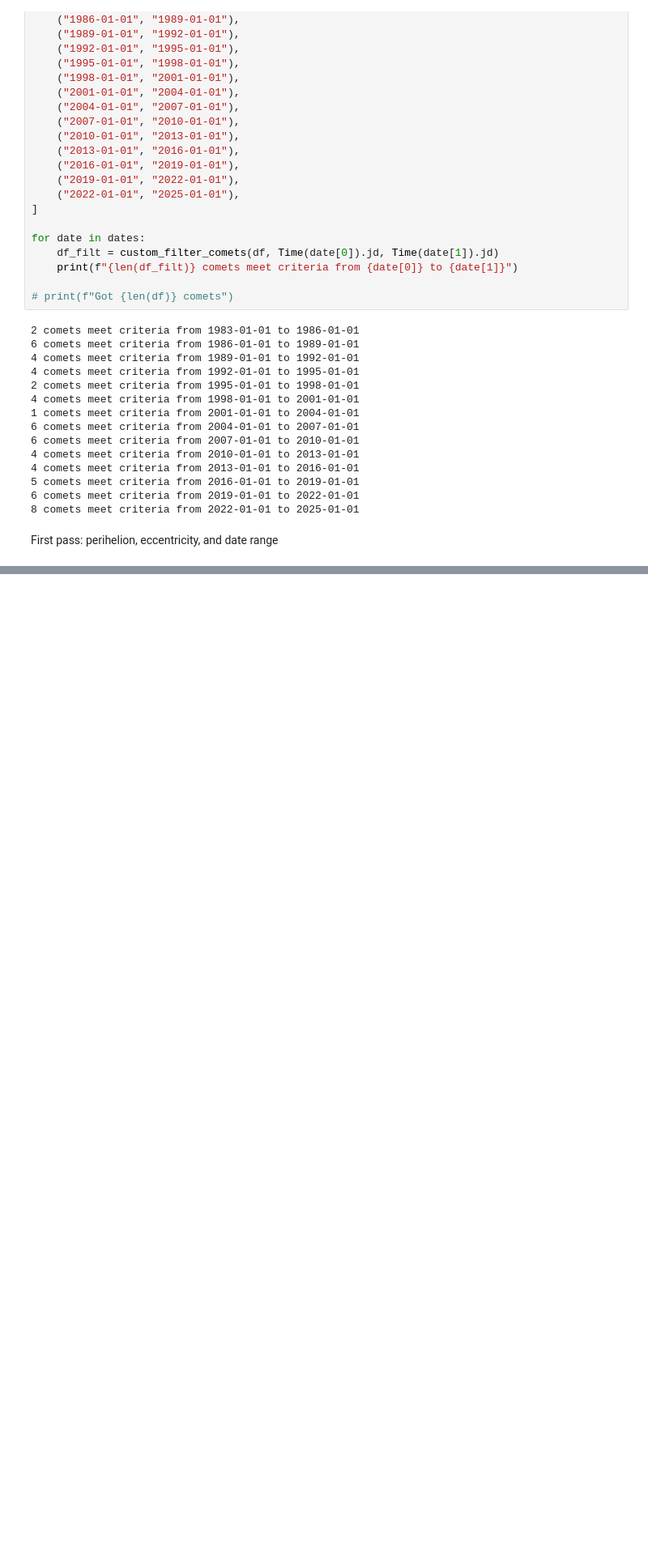
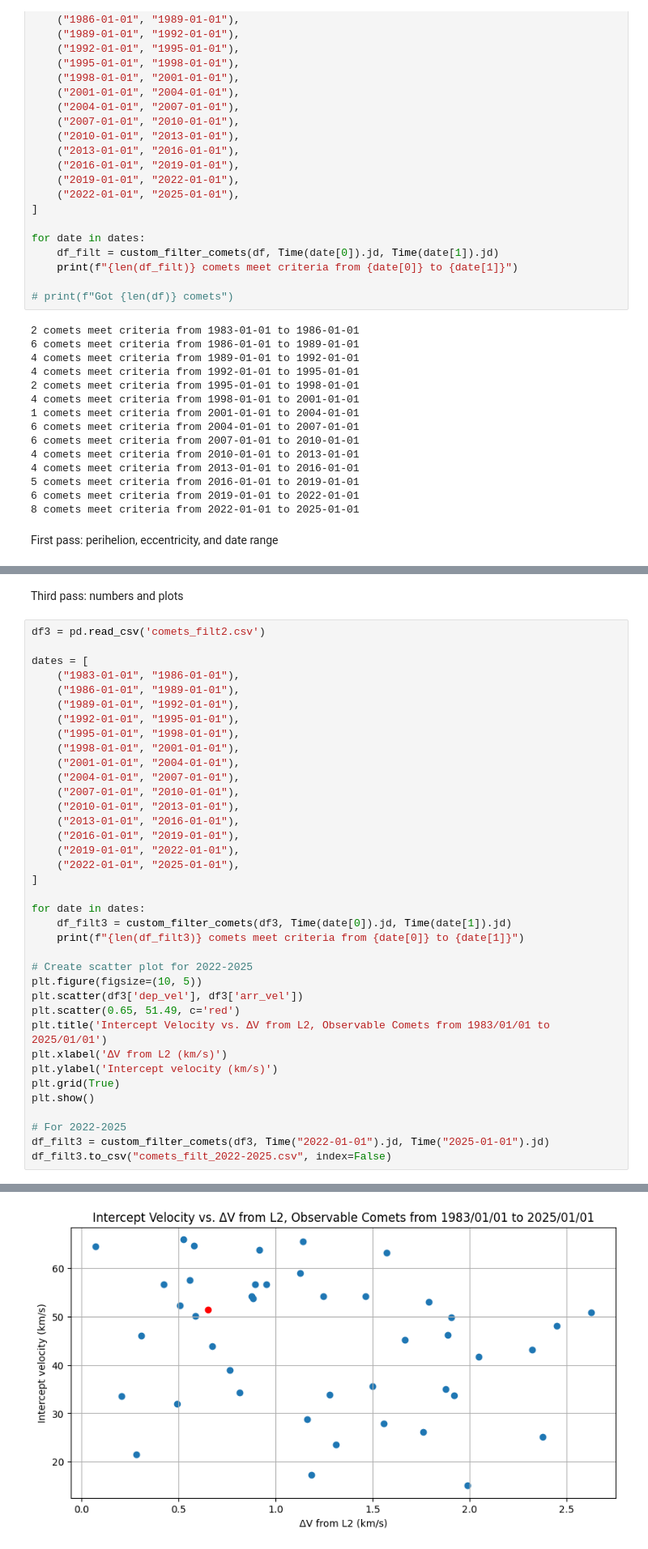
Before and after one commit to Comet-Divers-Spr2025/Comet-Divers-AFSS, a Jupyter notebook: Python/mission_feasibility.ipynb, the cells around one changed output, grey strips where cells are left out. Shown: that part at 81% size. Saved outputs shown, nothing was run; the diff lists cells and outputs as text; blank space fills up the shorter version.

Commit message:
Historical Comet Analysis Complete for PDR
Very messy code but working for PDR purposes

```diff
--- a/Python/mission_feasibility.ipynb
+++ b/Python/mission_feasibility.ipynb
@@ -83 +83,41 @@ df_filt1 = custom_filter_comets(df, Time("1983-01-01").jd, Time("2025-01-01").jd
 df_filt1.to_csv("comets_filt1.csv", index=False)
+# %% [markdown]
+Third pass: numbers and plots
+# %%
+df3 = pd.read_csv('comets_filt2.csv')
+
+dates = [
+    ("1983-01-01", "1986-01-01"),
+    ("1986-01-01", "1989-01-01"),
+    ("1989-01-01", "1992-01-01"),
+    ("1992-01-01", "1995-01-01"),
+    ("1995-01-01", "1998-01-01"),
+    ("1998-01-01", "2001-01-01"),
+    ("2001-01-01", "2004-01-01"),
+    ("2004-01-01", "2007-01-01"),
+    ("2007-01-01", "2010-01-01"),
+    ("2010-01-01", "2013-01-01"),
+    ("2013-01-01", "2016-01-01"),
+    ("2016-01-01", "2019-01-01"),
+    ("2019-01-01", "2022-01-01"),
+    ("2022-01-01", "2025-01-01"),
+]
+
+for date in dates:
+    df_filt3 = custom_filter_comets(df3, Time(date[0]).jd, Time(date[1]).jd)
+    print(f"{len(df_filt3)} comets meet criteria from {date[0]} to {date[1]}")
+
+# Create scatter plot for 2022-2025
+plt.figure(figsize=(10, 5))
+plt.scatter(df3['dep_vel'], df3['arr_vel'])
+plt.scatter(0.65, 51.49, c='red')
+plt.title('Intercept Velocity vs. ΔV from L2, Observable Comets from 1983/01/01 to 2025/01/01')
+plt.xlabel('ΔV from L2 (km/s)')
+plt.ylabel('Intercept velocity (km/s)')
+plt.grid(True)
+plt.show()
+
+# For 2022-2025
+df_filt3 = custom_filter_comets(df3, Time("2022-01-01").jd, Time("2025-01-01").jd)
+df_filt3.to_csv("comets_filt_2022-2025.csv", index=False)
+# %% [output]
@@ -83,0 +138 @@ df_filt1.to_csv("comets_filt1.csv", index=False)
+[figure, added]
```
Also changed, not shown: parts of 3 cells of this notebook, 3 other files.
